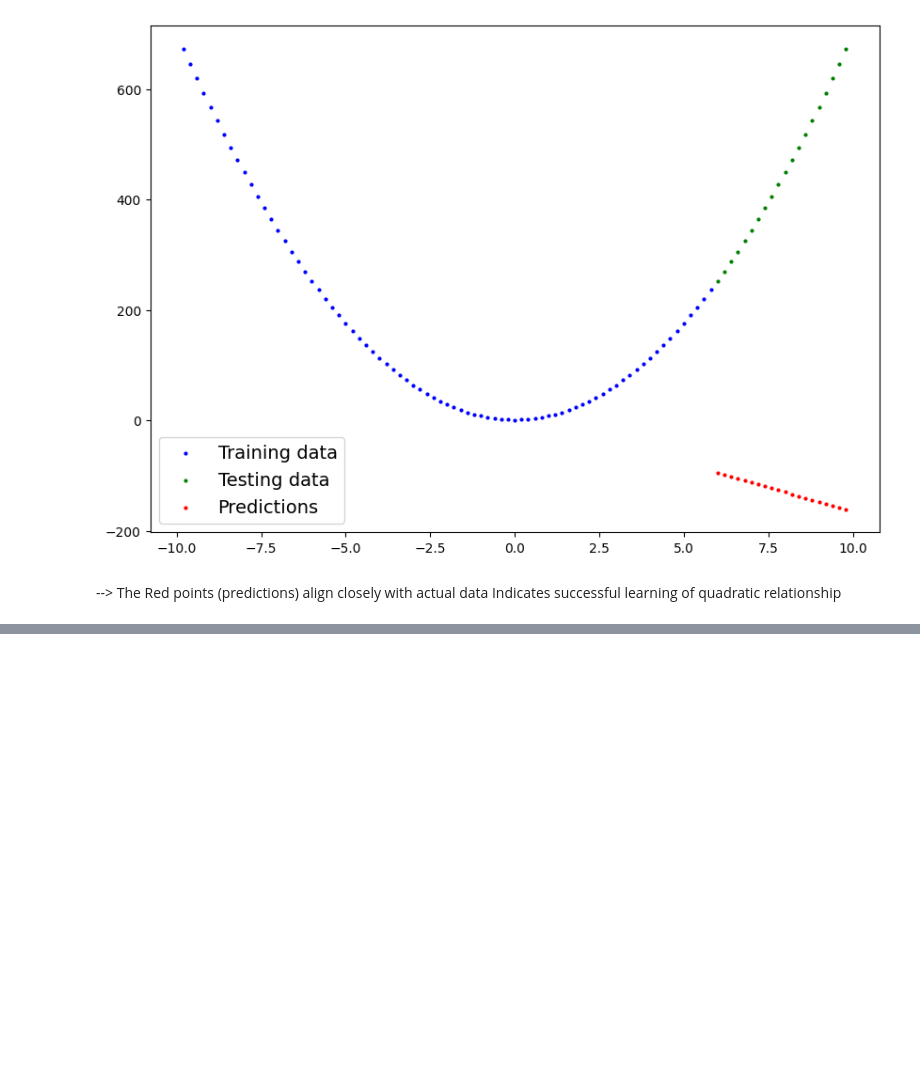
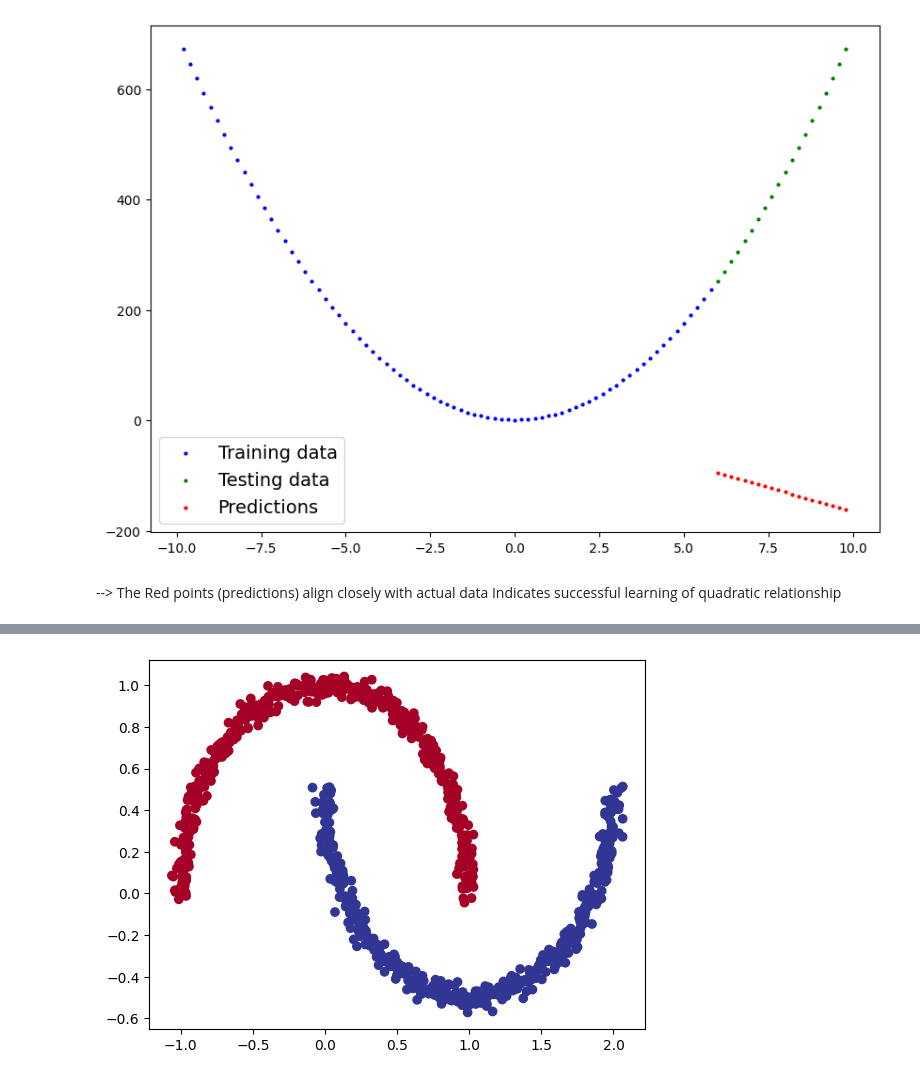
Before and after one commit to Sanjiban1234/AI-Lab, a Jupyter notebook: lab5.ipynb, the cells around one changed output, grey strips where cells are left out. Cells and saved outputs as stored; diff of their text form; code cells hidden in the pictures; blank space fills up the shorter version.

```diff
--- a/lab5.ipynb
+++ b/lab5.ipynb
@@ -849,0 +844,7 @@ plot_predictions(predictions=y_preds)
+# %%
+import pandas as pd
+
+path = r'binary_classification_moons.csv'
+
+data = pd.read_csv(path)
+data.head(6)
@@ -849,0 +871,11 @@ plot_predictions(predictions=y_preds)
+# %%
+# Visualize with a plot
+import matplotlib.pyplot as plt
+plt.scatter(
+            x=data.X1,
+            y=data.X2,
+            c=data.label,
+            cmap=plt.cm.RdYlBu
+            );
+# %% [output]
+[figure, added]
```
Also changed, not shown: parts of 95 cells of this notebook, 4 other files.
